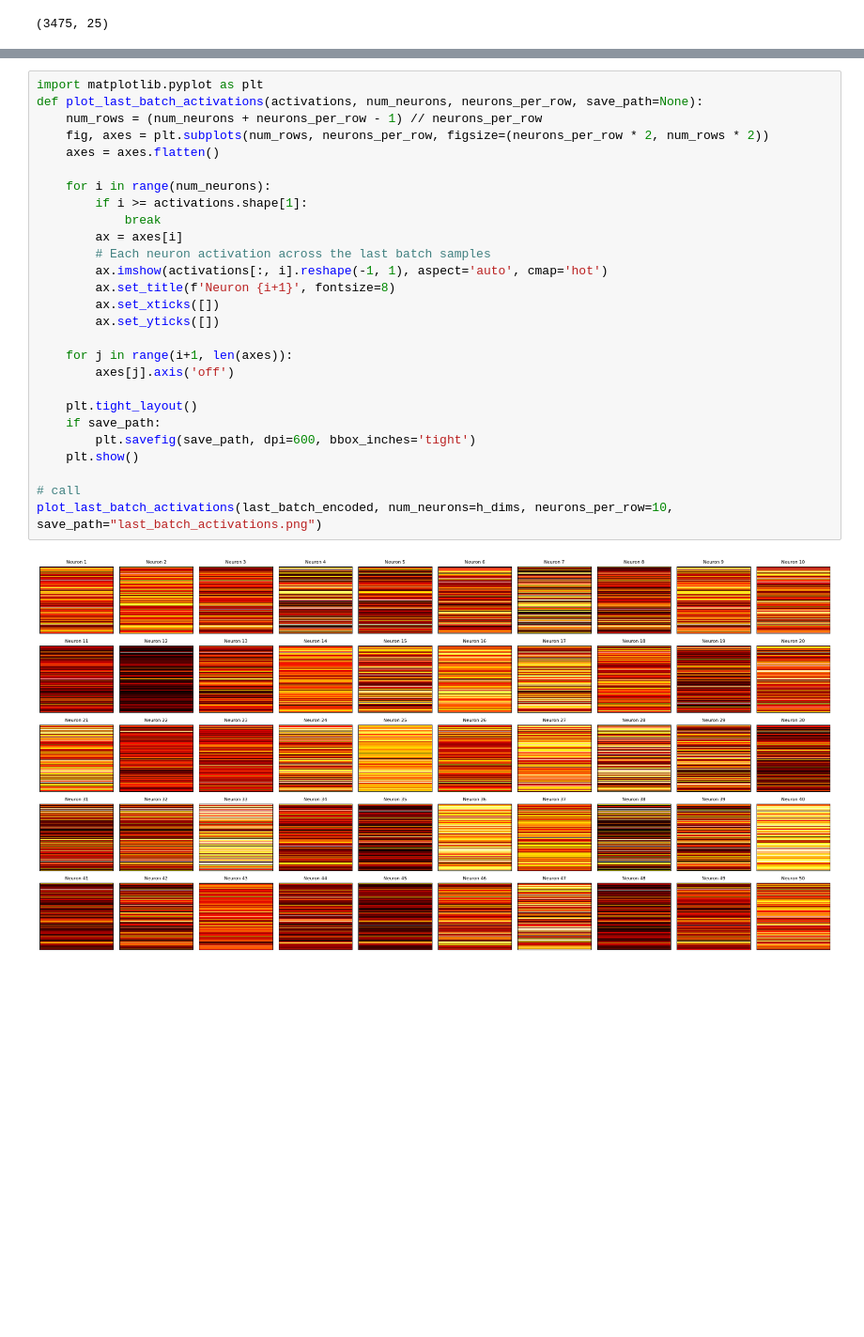
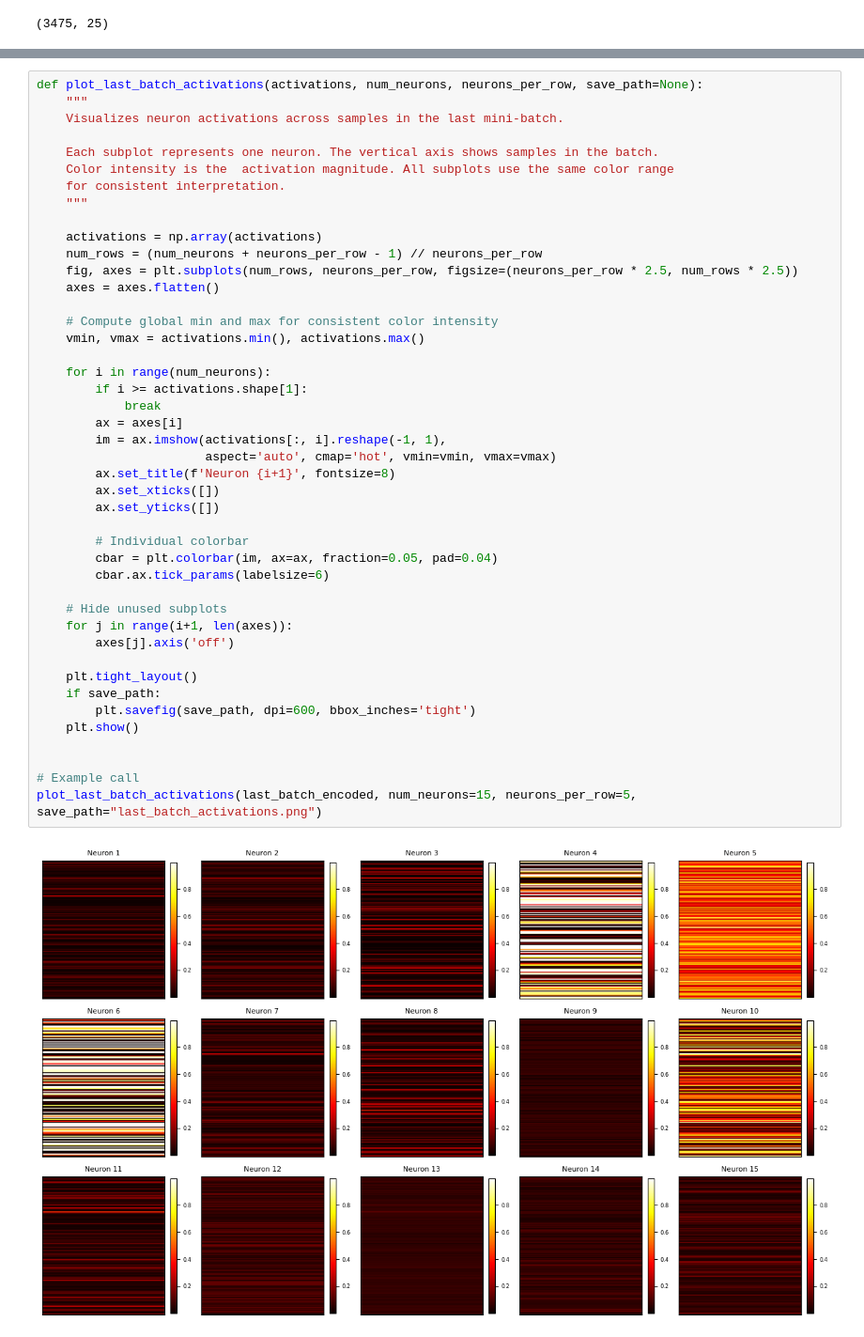
Before and after one commit to Anshu00027/SAE-for-PINNs, a Jupyter notebook: SAE-for-Taylor-Green-Vortex-PINNs.ipynb, the cells around one changed output, grey strips where cells are left out. Shown at 94% size. Drawn from its saved outputs; the diff is of its cells as text; blank space fills up the shorter version.

```diff
--- a/SAE-for-Taylor-Green-Vortex-PINNs.ipynb
+++ b/SAE-for-Taylor-Green-Vortex-PINNs.ipynb
@@ -132,29 +200,46 @@ Saved SAE encoded features shape: (3475, 50)
 # %%
-import matplotlib.pyplot as plt
 def plot_last_batch_activations(activations, num_neurons, neurons_per_row, save_path=None):
+    """
+    Visualizes neuron activations across samples in the last mini-batch.
+
+    Each subplot represents one neuron. The vertical axis shows samples in the batch.
+    Color intensity is the  activation magnitude. All subplots use the same color range
+    for consistent interpretation.
+    """
+
+    activations = np.array(activations)
     num_rows = (num_neurons + neurons_per_row - 1) // neurons_per_row
-    fig, axes = plt.subplots(num_rows, neurons_per_row, figsize=(neurons_per_row * 2, num_rows * 2))
+    fig, axes = plt.subplots(num_rows, neurons_per_row, figsize=(neurons_per_row * 2.5, num_rows * 2.5))
     axes = axes.flatten()
+
+    # Compute global min and max for consistent color intensity
+    vmin, vmax = activations.min(), activations.max()
 
     for i in range(num_neurons):
         if i >= activations.shape[1]:
             break
         ax = axes[i]
-        # Each neuron activation across the last batch samples
-        ax.imshow(activations[:, i].reshape(-1, 1), aspect='auto', cmap='hot')
+        im = ax.imshow(activations[:, i].reshape(-1, 1),
+                       aspect='auto', cmap='hot', vmin=vmin, vmax=vmax)
         ax.set_title(f'Neuron {i+1}', fontsize=8)
         ax.set_xticks([])
         ax.set_yticks([])
 
+        # Individual colorbar
+        cbar = plt.colorbar(im, ax=ax, fraction=0.05, pad=0.04)
+        cbar.ax.tick_params(labelsize=6)
+
+    # Hide unused subplots
     for j in range(i+1, len(axes)):
         axes[j].axis('off')
 
     plt.tight_layout()
     if save_path:
         plt.savefig(save_path, dpi=600, bbox_inches='tight')
     plt.show()
 
-# call
-plot_last_batch_activations(last_batch_encoded, num_neurons=h_dims, neurons_per_row=10, save_path="last_batch_activations.png")
+
+# Example call
+plot_last_batch_activations(last_batch_encoded, num_neurons=15, neurons_per_row=5, save_path="last_batch_activations.png")
 # %% [output]
-[figure, old version]
+[figure, new version]
```
Also changed, not shown: parts of 11 cells of this notebook.
